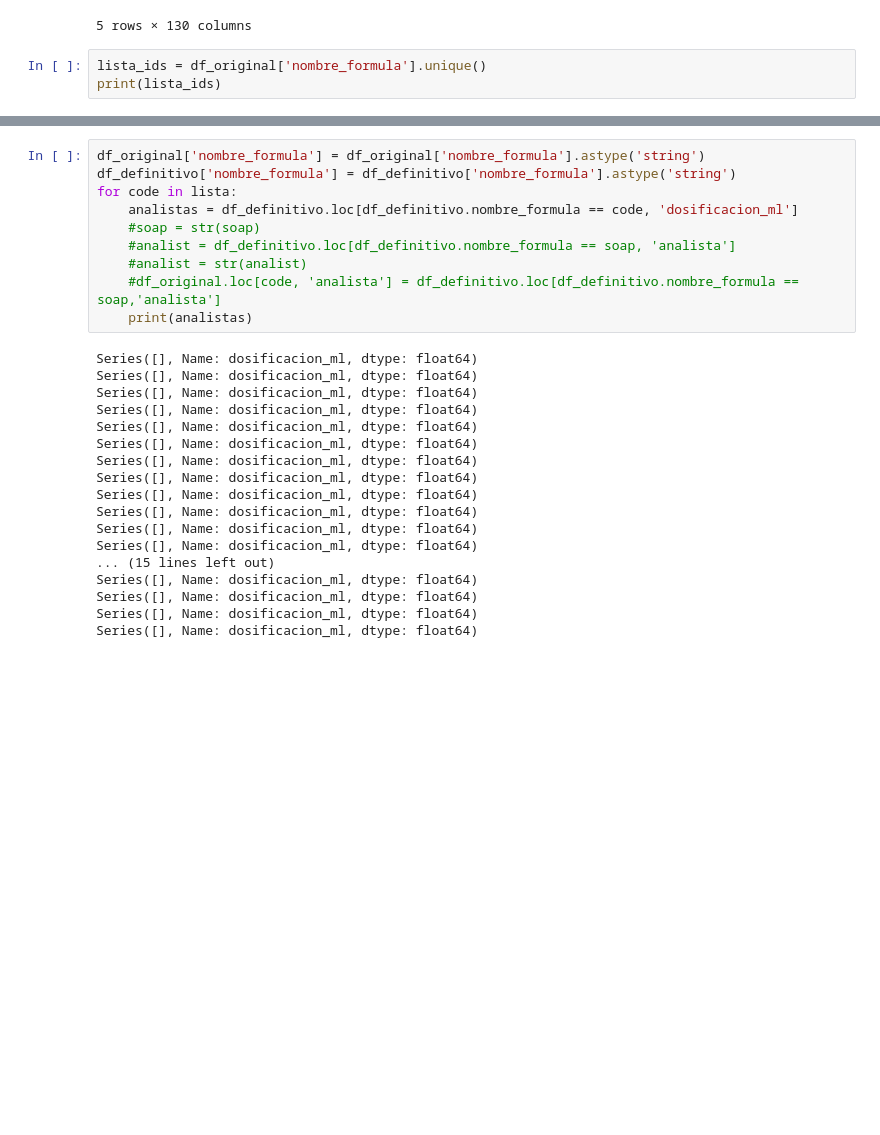
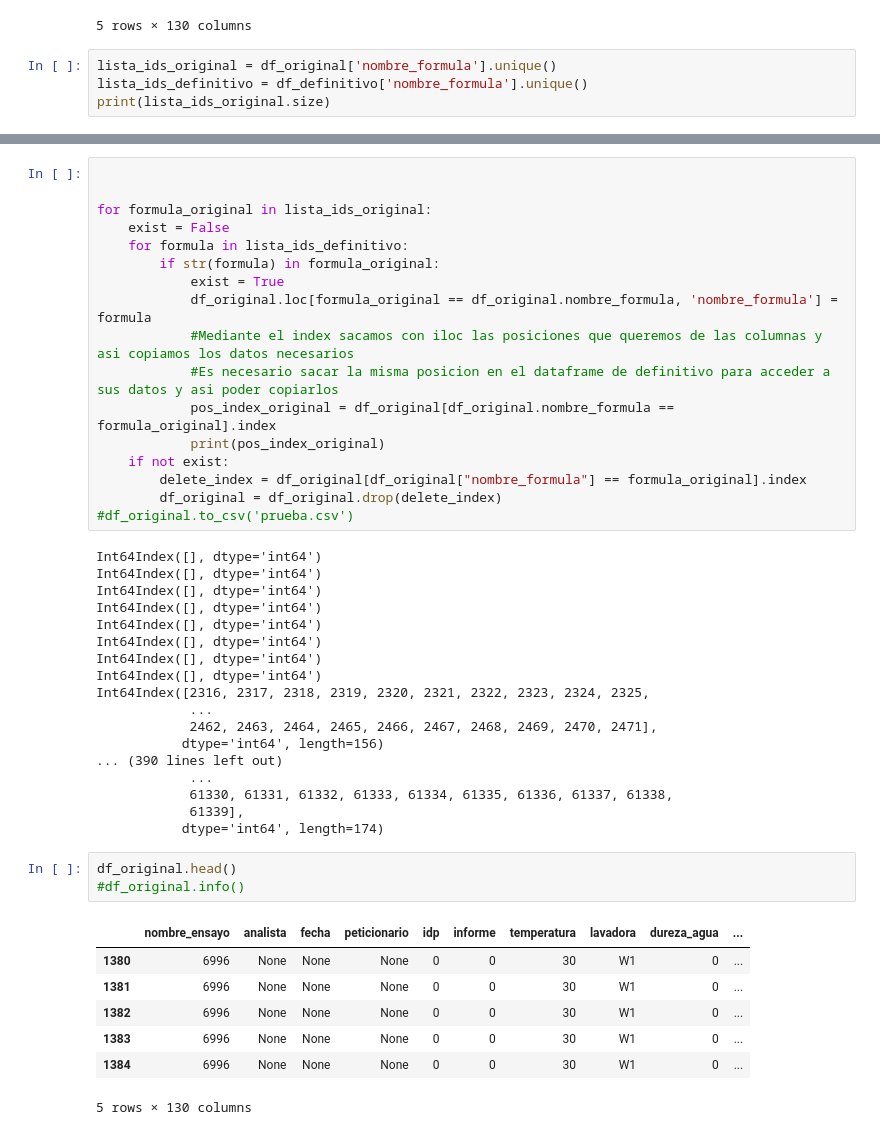
Before and after one commit to sarry150/sergio_sarria_datascience, a Jupyter notebook: merge_dataframes.ipynb, the cells around one changed output, grey strips where cells are left out. Saved outputs shown, nothing was run; the diff lists cells and outputs as text; blank space fills up the shorter version.

```diff
--- a/merge_dataframes.ipynb
+++ b/merge_dataframes.ipynb
@@ -44,6 +41,7 @@ df_original.head()
 | 4 | 6928 | None | None | None | 0 | 0 | 30 | W1 | 0 | ... |
 5 rows × 130 columns
 # %%
-lista_ids = df_original['nombre_formula'].unique()
-print(lista_ids)
+lista_ids_original = df_original['nombre_formula'].unique()
+lista_ids_definitivo = df_definitivo['nombre_formula'].unique()
+print(lista_ids_original.size)
 # %% [output]
@@ -67,28 +49,46 @@ print(lista_ids)
 # %%
-df_original['nombre_formula'] = df_original['nombre_formula'].astype('string')
-df_definitivo['nombre_formula'] = df_definitivo['nombre_formula'].astype('string')
-for code in lista:
-    analistas = df_definitivo.loc[df_definitivo.nombre_formula == code, 'dosificacion_ml']
-    #soap = str(soap)
-    #analist = df_definitivo.loc[df_definitivo.nombre_formula == soap, 'analista']
-    #analist = str(analist)
-    #df_original.loc[code, 'analista'] = df_definitivo.loc[df_definitivo.nombre_formula == soap,'analista']
-    print(analistas)
+
+
+for formula_original in lista_ids_original:
+    exist = False
+    for formula in lista_ids_definitivo:
+        if str(formula) in formula_original:
+            exist = True
+            df_original.loc[formula_original == df_original.nombre_formula, 'nombre_formula'] = formula
+            #Mediante el index sacamos con iloc las posiciones que queremos de las columnas y asi copiamos los datos necesarios
+            #Es necesario sacar la misma posicion en el dataframe de definitivo para acceder a sus datos y asi poder copiarlos
+            pos_index_original = df_original[df_original.nombre_formula == formula_original].index
+            print(pos_index_original)
+    if not exist:
+        delete_index = df_original[df_original["nombre_formula"] == formula_original].index
+        df_original = df_original.drop(delete_index)
+#df_original.to_csv('prueba.csv')
 # %% [output]
-Series([], Name: dosificacion_ml, dtype: float64)
-Series([], Name: dosificacion_ml, dtype: float64)
-Series([], Name: dosificacion_ml, dtype: float64)
-Series([], Name: dosificacion_ml, dtype: float64)
-Series([], Name: dosificacion_ml, dtype: float64)
-Series([], Name: dosificacion_ml, dtype: float64)
-Series([], Name: dosificacion_ml, dtype: float64)
-Series([], Name: dosificacion_ml, dtype: float64)
-Series([], Name: dosificacion_ml, dtype: float64)
-Series([], Name: dosificacion_ml, dtype: float64)
-Series([], Name: dosificacion_ml, dtype: float64)
-Series([], Name: dosificacion_ml, dtype: float64)
-... (15 lines left out)
-Series([], Name: dosificacion_ml, dtype: float64)
-Series([], Name: dosificacion_ml, dtype: float64)
-Series([], Name: dosificacion_ml, dtype: float64)
-Series([], Name: dosificacion_ml, dtype: float64)
+Int64Index([], dtype='int64')
+Int64Index([], dtype='int64')
+Int64Index([], dtype='int64')
+Int64Index([], dtype='int64')
+Int64Index([], dtype='int64')
+Int64Index([], dtype='int64')
+Int64Index([], dtype='int64')
+Int64Index([], dtype='int64')
+Int64Index([2316, 2317, 2318, 2319, 2320, 2321, 2322, 2323, 2324, 2325,
+            ...
+            2462, 2463, 2464, 2465, 2466, 2467, 2468, 2469, 2470, 2471],
+           dtype='int64', length=156)
+... (390 lines left out)
+            ...
+            61330, 61331, 61332, 61333, 61334, 61335, 61336, 61337, 61338,
+            61339],
+           dtype='int64', length=174)
+# %%
+df_original.head()
+#df_original.info()
+# %% [output]
+|  | nombre_ensayo | analista | fecha | peticionario | idp | informe | temperatura | lavadora | dureza_agua | ... |
+| 1380 | 6996 | None | None | None | 0 | 0 | 30 | W1 | 0 | ... |
+| 1381 | 6996 | None | None | None | 0 | 0 | 30 | W1 | 0 | ... |
+| 1382 | 6996 | None | None | None | 0 | 0 | 30 | W1 | 0 | ... |
+| 1383 | 6996 | None | None | None | 0 | 0 | 30 | W1 | 0 | ... |
+| 1384 | 6996 | None | None | None | 0 | 0 | 30 | W1 | 0 | ... |
+5 rows × 130 columns
```
Also changed, not shown: parts of 3 cells of this notebook, 1 other file.
